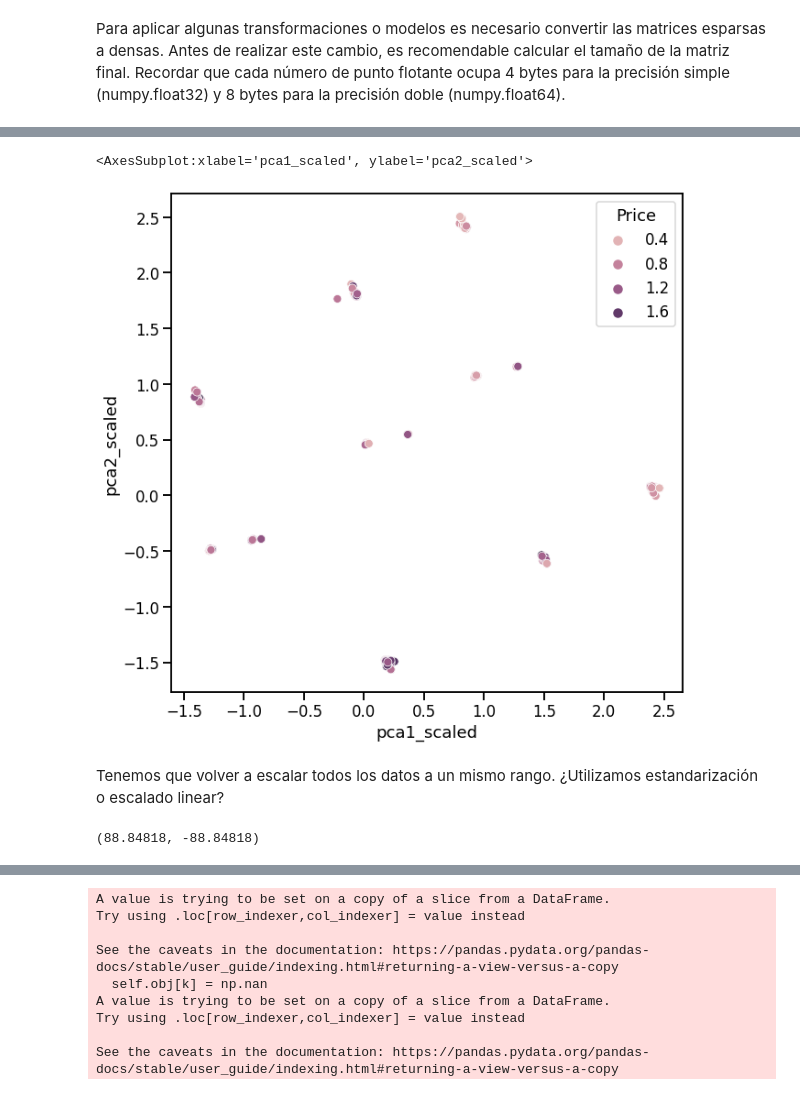
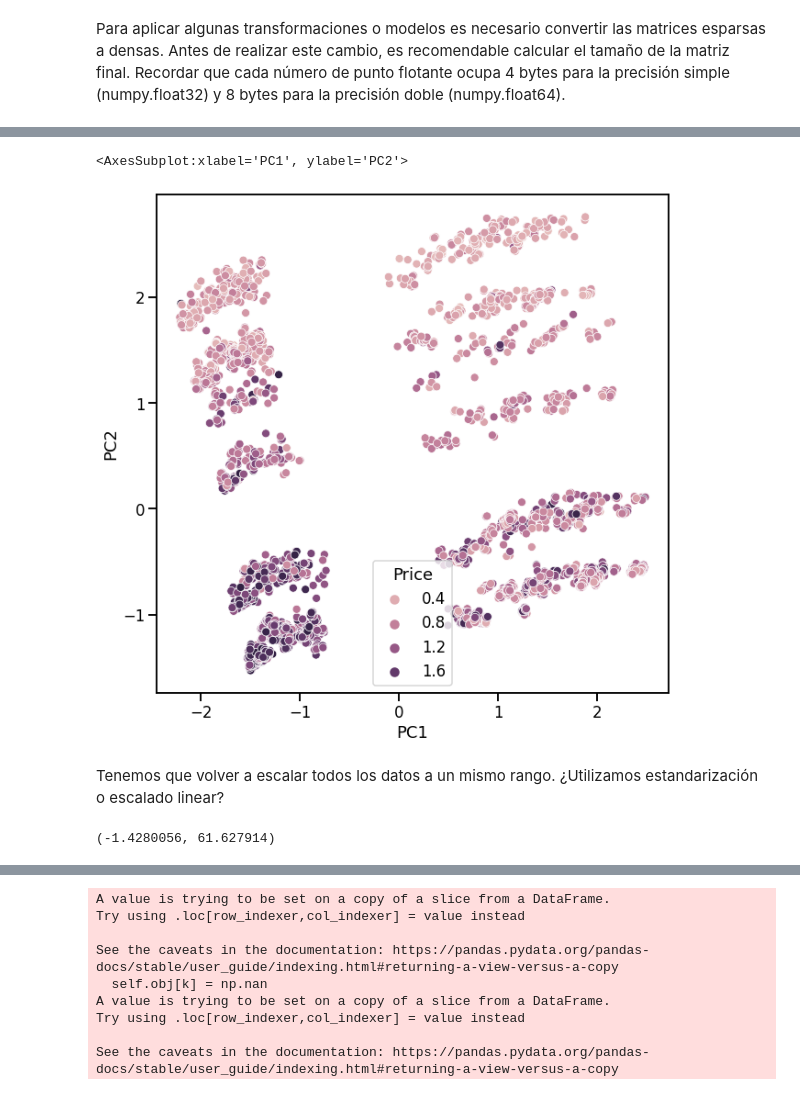
Before and after one commit to nicoambrosis/Analisis-Exploratorio-y-Curacion-de-datos, a Jupyter notebook: 06 Encodings y PCA.ipynb, the cells around one changed output, grey strips where cells are left out. Drawn from its saved outputs; the diff is of its cells as text; code cells hidden in the pictures.

```diff
--- a/06 Encodings y PCA.ipynb
+++ b/06 Encodings y PCA.ipynb
@@ -238,7 +256,7 @@ matrix_dv
 Existen [distintos tipos de matrices esparsas](https://docs.scipy.org/doc/scipy/reference/sparse.html) y las operaciones sobre cada una de ellas son distintas; y distintas a las matrices densas.
 # %%
 # Fill nan values on sparse matrix.
-if np.any(np.isnan(matrix_dv.data)):
-    feature_matrix.data = np.nan_to_num(matrix_dv.data)
+if np.any(np.isnan(feature_matrix.data)):
+    feature_matrix.data = np.nan_to_num(feature_matrix.data)
 # %% [markdown]
 Para aplicar algunas transformaciones o modelos es necesario convertir las matrices esparsas a densas. Antes de realizar este cambio, es recomendable calcular el tamaño de la matriz final. Recordar que cada número de punto flotante ocupa 4 bytes para la precisión simple (numpy.float32) y 8 bytes para la precisión doble (numpy.float64).
@@ -245,18 +267,26 @@ Para aplicar algunas transformaciones o modelos es necesario convertir las matri
 # %%
 # Before doing this type of conversion, it's mandatory to calculate the
 # size of the resulting matrix!
-matrix_size_mb = feature_matrix.shape[0] * feature_matrix.shape[1] * 4 / 1024 / 1024
-print("The dense matrix will weight approximately {:.2f} MB".format(matrix_size_mb))
+matrix_size = feature_matrix.shape[0] * feature_matrix.shape[1] * 4 # en bytes
+matrix_size_kb = matrix_size / 1024
+matrix_size_mb = matrix_size_kb / 1024
+print(f"The dense matrix will weight approximately {matrix_size_mb:.2f} MB")
 
-limit_size_mb = 10
+#-------------------------------------------------------------------------------------
+
+limit_size_mb = 10 # no queremos que la matriz ocupe mas de 10 Mb
 precision_type = np.float32
 if matrix_size_mb < limit_size_mb:  # Matrix is less than 10MB
     dense_feature_matrix = feature_matrix.astype(precision_type).todense()
+    print('Sparse matrix was converted to Dense matrix')
 else:
     # We calculate how many rows would fit given the number of columns
     n_rows = int(limit_size_mb *1024 * 1024 / 4 / feature_matrix.shape[1])
-    print("Matrix too big! Using only first {} of {} rows".format(n_rows, feature_matrix.shape[0]))
-    dense_feature_matrix = feature_matrix[:n_rows].astype(precision_type).todense()
 
+    print(f"Matrix too big! Using only first {n_rows} of {feature_matrix.shape[0]} rows")
+    dense_feature_matrix = feature_matrix[:n_rows].astype(precision_type).todense() # con esta linea convertimos UNA parte
+                                                                                    # a una matriz densa
+
+# -----------------------------------------------------------------------------------
 print("Final size: {:.2f}".format(dense_feature_matrix.nbytes / 1024 / 1024))
 # %% [output]
@@ -299,3 +343 @@ array([0.19439301, 0.152398  , 0.11395245, 0.05345344, 0.04496995,
       dtype=float32)
-# %%
-melb_df_sample[['pca1_scaled', 'pca2_scaled']] = proyected_features[:,:2]
@@ -312,0 +344,6 @@ sns.boxplot(melb_df_sample.Price)
+# %%
+# a la DF melb_df vamos a agregarle 2 columnas que van a tener los valores de las dos dimensiones de mayor variabilidad
+# PC1 y PC2
+
+melb_df_sample[['PC1', 'PC2']] = proyected_features[:,:2]
+melb_df_sample
@@ -313,11 +382,13 @@ sns.boxplot(melb_df_sample.Price)
 # %%
-data = melb_df_sample[melb_df_sample.Price < 2000000].sample(1000)
+data = melb_df_sample[melb_df_sample.Price < 2000000]
 fig = plt.figure(figsize=(10, 10))
-sns.scatterplot(data=data, x='pca1_scaled', y='pca2_scaled',
-                    hue='Price')  # 'Landsize' 'Price' 'YearBuilt'
+sns.scatterplot(data=data,
+                x='PC1',
+                y='PC2',
+                hue = 'Price')  # 'Landsize' 'Price' 'YearBuilt'
 # %% [output]
-<AxesSubplot:xlabel='pca1_scaled', ylabel='pca2_scaled'>
+<AxesSubplot:xlabel='PC1', ylabel='PC2'>
-[figure, old version]
+[figure, new version]
 # %% [markdown]
 Tenemos que volver a escalar todos los datos a un mismo rango. ¿Utilizamos estandarización o escalado linear?
 # %%
@@ -325,9 +396,9 @@ Tenemos que volver a escalar todos los datos a un mismo rango. ¿Utilizamos esta
 from sklearn.preprocessing import StandardScaler
 std_scaler = StandardScaler()
 stdandard_dense_feature_matrix = std_scaler.fit_transform(dense_feature_matrix)
-np.max(stdandard_dense_feature_matrix), np.min(stdandard_dense_feature_matrix)
+np.min(stdandard_dense_feature_matrix), np.max(stdandard_dense_feature_matrix)
 # %% [output]
-(88.84818, -88.84818)
+(-1.4280056, 61.627914)
 # %%
 from sklearn.decomposition import PCA
 pca_std = PCA(n_components=15)
```
Also changed, not shown: parts of 25 cells of this notebook.
